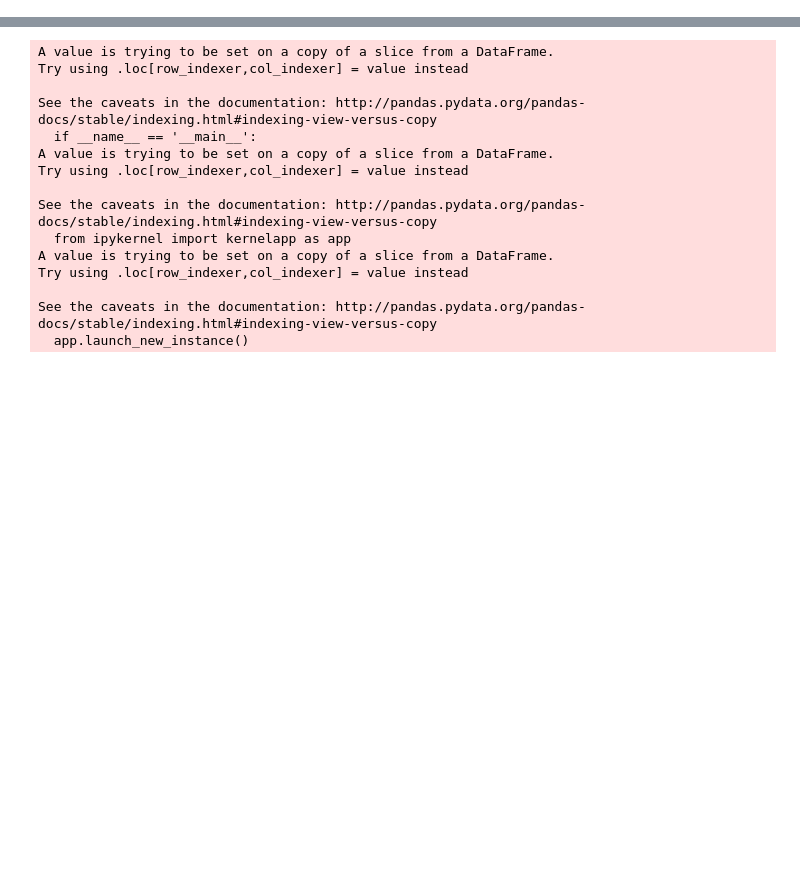
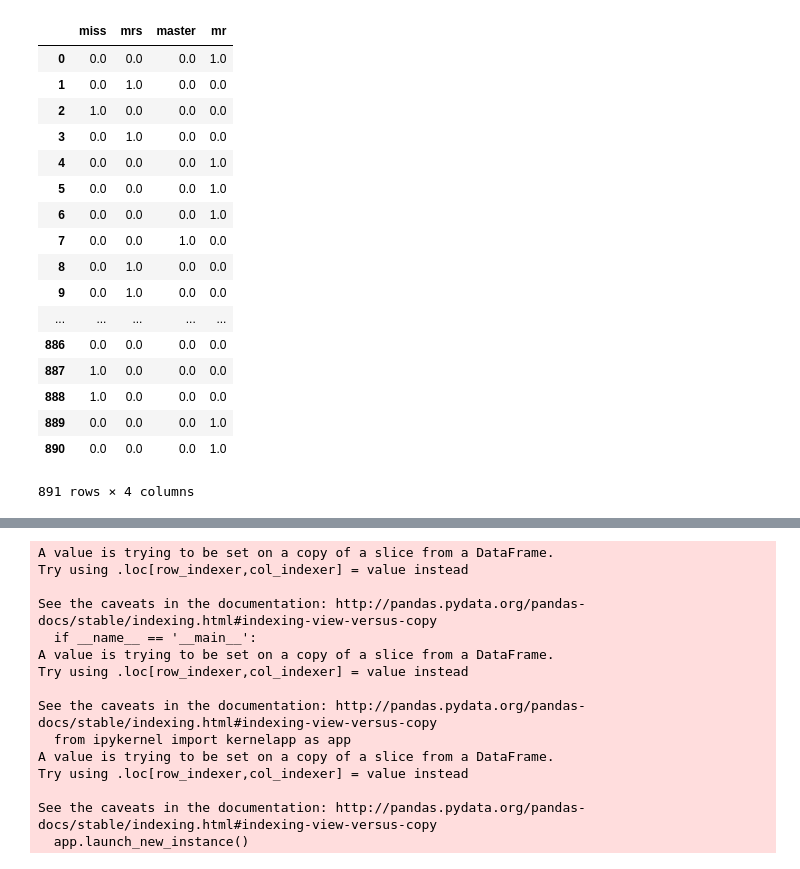
Before and after one commit to 29Takuya/titanic, a Jupyter notebook: Read_data.ipynb, the cells around one changed output, grey strips where cells are left out. Saved outputs shown, nothing was run; the diff lists cells and outputs as text; code cells hidden in the pictures; blank space fills up the shorter version.

```diff
--- a/Read_data.ipynb
+++ b/Read_data.ipynb
@@ -10,0 +40,2 @@ df_gender = pd.read_csv('gender_submission.csv')
+# %%
+df_train = df_dev[['Pclass','Name','Sex','Age','SibSp','Parch','Fare','Embarked']]
@@ -10,0 +68,42 @@ df_gender = pd.read_csv('gender_submission.csv')
+# %%
+def name_classifier(name_df):
+    name_class_df = pd.DataFrame(columns={'miss','mrs','master','mr'})
+
+    for name in name_df:
+        if 'Miss' in name:
+            df = pd.DataFrame([[1,0,0,0]],columns={'miss','mrs','master','mr'})
+        elif 'Mrs' in name:
+            df = pd.DataFrame([[0,1,0,0]],columns={'miss','mrs','master','mr'})
+        elif 'Master' in name:
+            df = pd.DataFrame([[0,0,1,0]],columns={'miss','mrs','master','mr'})
+        elif 'Mr' in name:
+            df = pd.DataFrame([[0,0,0,1]],columns={'miss','mrs','master','mr'})
+        else :
+            df = pd.DataFrame([[0,0,0,0]],columns={'miss','mrs','master','mr'})
+        name_class_df = name_class_df.append(df,ignore_index=True)
+    return name_class_df
+# %%
+df_name = df_train['Name']
+# %%
+df_name_class = name_classifier(df_name)
+# %%
+df_name_class
+# %% [output]
+|  | miss | mrs | master | mr |
+| 0 | 0.0 | 0.0 | 0.0 | 1.0 |
+| 1 | 0.0 | 1.0 | 0.0 | 0.0 |
+| 2 | 1.0 | 0.0 | 0.0 | 0.0 |
+| 3 | 0.0 | 1.0 | 0.0 | 0.0 |
+| 4 | 0.0 | 0.0 | 0.0 | 1.0 |
+| 5 | 0.0 | 0.0 | 0.0 | 1.0 |
+| 6 | 0.0 | 0.0 | 0.0 | 1.0 |
+| 7 | 0.0 | 0.0 | 1.0 | 0.0 |
+| 8 | 0.0 | 1.0 | 0.0 | 0.0 |
+| 9 | 0.0 | 1.0 | 0.0 | 0.0 |
+| ... | ... | ... | ... | ... |
+| 886 | 0.0 | 0.0 | 0.0 | 0.0 |
+| 887 | 1.0 | 0.0 | 0.0 | 0.0 |
+| 888 | 1.0 | 0.0 | 0.0 | 0.0 |
+| 889 | 0.0 | 0.0 | 0.0 | 1.0 |
+| 890 | 0.0 | 0.0 | 0.0 | 1.0 |
+891 rows × 4 columns
```
Also changed, not shown: parts of 51 cells of this notebook, 15 other files.
